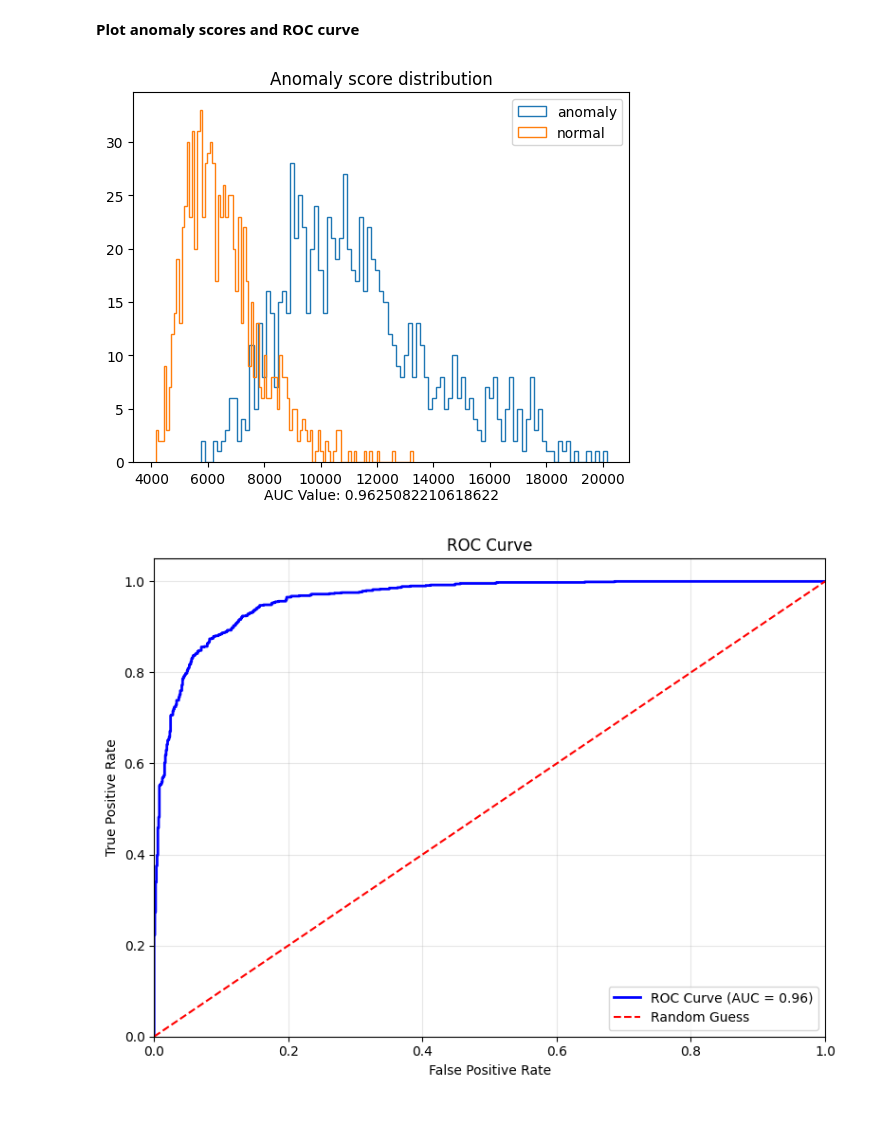
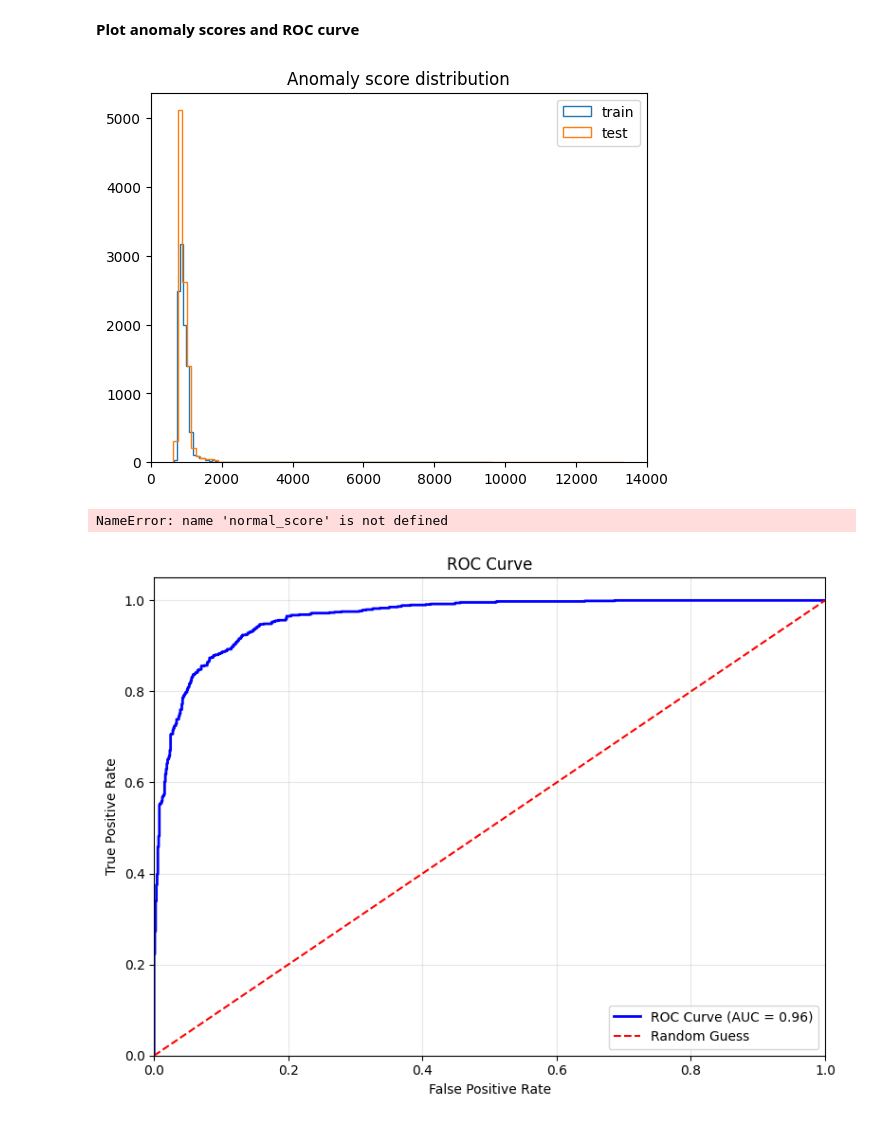
Before and after one commit to SLAC-Julia-Group/hardware-aware-tensor-networks, a Jupyter notebook: TN/40MHz_AD.ipynb, the cells around one changed output. Cells and saved outputs as stored; diff of their text form; code cells hidden in the pictures.

```diff
--- a/TN/40MHz_AD.ipynb
+++ b/TN/40MHz_AD.ipynb
@@ -378,24 +379,31 @@ test_anomaly = np.take(test_anomaly, indices, axis=0)
+# %%
+test_normal_subset = train_normal[subset_size:2*subset_size]
 # %%
 loss = LogQuadNorm
 
-anomaly_score = model.evaluate(test_anomaly, evaluate_type=train_type, return_list=True, dtype=jnp.float64, batch_size=128, embedding=embedding, metric = loss)
-normal_score = model.evaluate(test_normal, evaluate_type=train_type, return_list=True, dtype=jnp.float64, batch_size=128, embedding=embedding, metric = loss)
+# anomaly_score = model.evaluate(test_anomaly, evaluate_type=train_type, return_list=True, dtype=jnp.float64, batch_size=128, embedding=embedding, metric = loss)
+normal_score_train = model.evaluate(train_normal_subset, evaluate_type=train_type, return_list=True, dtype=jnp.float64, batch_size=64, embedding=embedding, metric = loss)
+normal_score_test = model.evaluate(test_normal_subset, evaluate_type=train_type, return_list=True, dtype=jnp.float64, batch_size=64, embedding=embedding, metric = loss)
 # %% [markdown]
 **Plot anomaly scores and ROC curve**
+# %%
+plt.figure()
+# plt.hist(anomaly_score, bins=100, histtype='step', label='anomaly')
+plt.hist(normal_score_train, bins=100, histtype='step', label='train')
+plt.hist(normal_score_test, bins=100, histtype='step', label='test')
+plt.title('Anomaly score distribution')
+plt.legend()
+# plt.text(0.5, -0.1, f'AUC Value: {auc_value}', ha='center', transform=plt.gca().transAxes)
+plt.legend()
+plt.show()
+# %% [output]
+[figure, added]
 # %%
+#Sagar:: This needs to be fixed after we include some signals in the evaluation
 fpr, tpr = get_roc_curve_data(normal_score, anomaly_score, anomaly_det=True)
 auc_value = auc(fpr, tpr)
+# %% [output]
+NameError: name 'normal_score' is not defined
-# %%
-plt.figure()
-plt.hist(anomaly_score, bins=100, histtype='step', label='anomaly')
-plt.hist(normal_score, bins=100, histtype='step', label='normal')
-plt.title('Anomaly score distribution')
-plt.legend()
-plt.text(0.5, -0.1, f'AUC Value: {auc_value}', ha='center', transform=plt.gca().transAxes)
-plt.legend()
-plt.show()
-# %% [output]
-[figure, removed]
 # %%
 # Plot ROC curve
 plot_ROC_curve_from_data(fpr, tpr)
```
Also changed, not shown: parts of 24 cells of this notebook.
